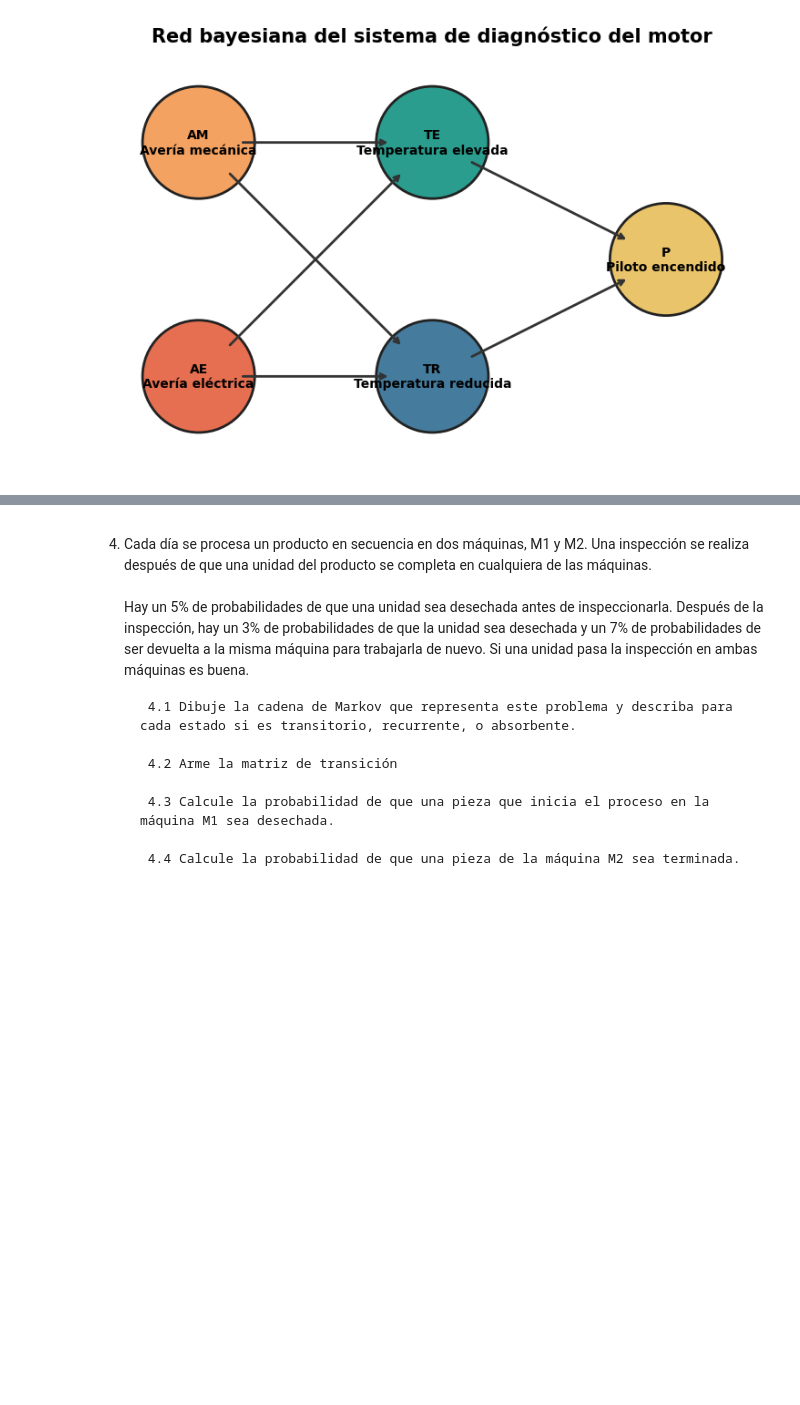
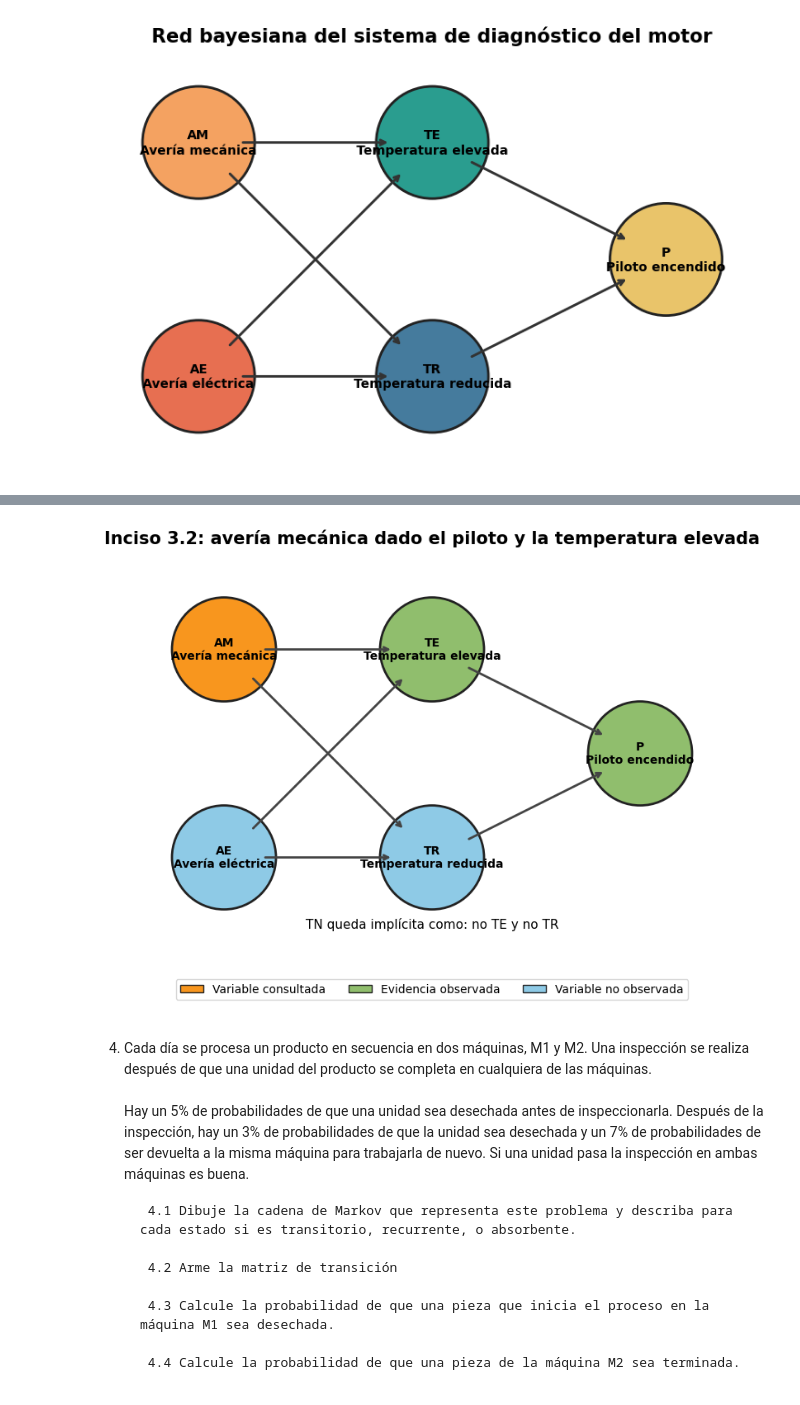
Before and after one commit to fcaprioli2004/IA_1_grupo1, a Jupyter notebook: TP 5/TP5.ipynb, the cells around one changed output, grey strips where cells are left out. Saved outputs shown, nothing was run; the diff lists cells and outputs as text; code cells hidden in the pictures; blank space fills up the shorter version.

```diff
--- a/TP 5/TP5.ipynb
+++ b/TP 5/TP5.ipynb
@@ -507,3 +1109,11 @@ plt.show()
+# %%
+graficar_red(
+    evidencias={"P", "TE"},
+    consulta="AM",
+    titulo="Inciso 3.2: avería mecánica dado el piloto y la temperatura elevada"
+)
+# %% [output]
+[figure, added]
 # %% [markdown]
 4. Cada día se procesa un producto en secuencia en dos máquinas, M1 y M2. Una inspección se realiza después de que una unidad del producto se completa en cualquiera de las máquinas.
 <br><br>Hay un 5% de probabilidades de que una unidad sea desechada antes de inspeccionarla. Después de la inspección, hay un 3% de probabilidades de que la unidad sea desechada y un 7% de probabilidades de ser devuelta a la misma máquina para trabajarla
```
Also changed, not shown: parts of 4 cells of this notebook.
